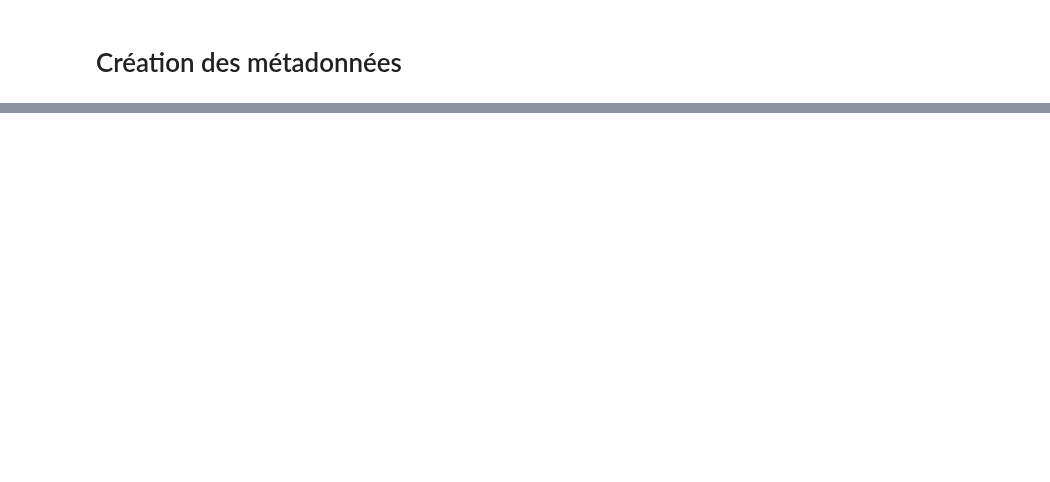
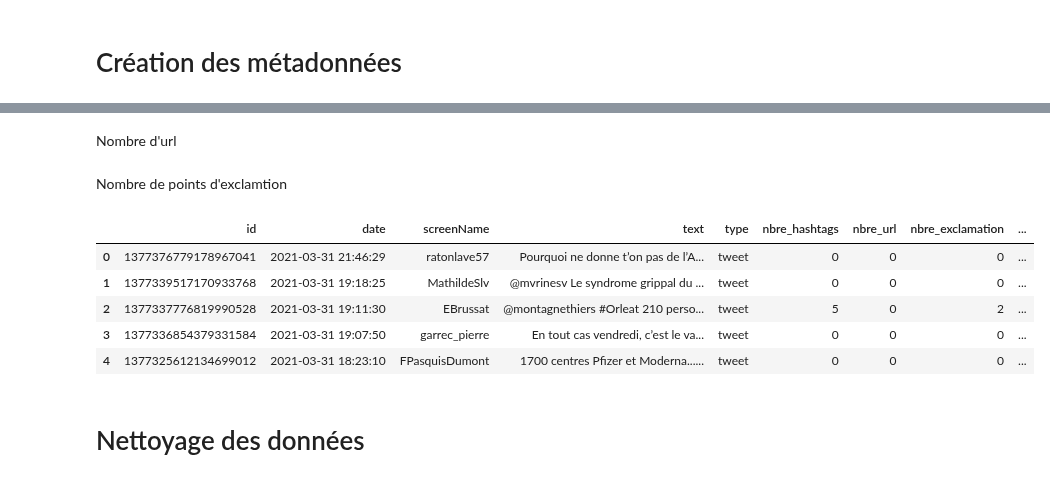
Before and after one commit to konkinit/sentiment_analysis, a Jupyter notebook: Notebook_Analyse.ipynb, the cells around one changed output, grey strips where cells are left out. Saved outputs shown, nothing was run; the diff lists cells and outputs as text; code cells hidden in the pictures; blank space fills up the shorter version.

```diff
--- a/Notebook_Analyse.ipynb
+++ b/Notebook_Analyse.ipynb
@@ -31,2 +39,0 @@ Il existe deux méthodes pour construire des sentiments avec TextBlob
-# %%
-text = "quel beau temps"
@@ -59,4 +63,38 @@ def decompte_hashtags(text):
     res = exp_match.findall(text)
     return len(res)
 
-df_tweets["nbre_hashtags"] = df_tweets["text"].apply(lambda x : decompte_hashtags(x))
+df["nbre_hashtags"] = df["text"].apply(lambda x : decompte_hashtags(x))
+# %% [markdown]
+Nombre d'url
+# %%
+def decompte_url(text):
+    exp_match = re.compile("([https//:]\w+[.]\w+)")
+    res = exp_match.findall(text)
+    return len(res)
+
+df["nbre_url"] = df["text"].apply(lambda x : decompte_url(x))
+# %% [markdown]
+Nombre de points d'exclamtion
+# %%
+def decompte_exclamation(text):
+    exp_match = re.compile("(\w?\s?[!])")
+    res = exp_match.findall(text)
+    return len(res)
+
+df["nbre_exclamation"] = df["text"].apply(lambda x : decompte_exclamation(x))
+# %%
+def decompte_suspension(text):
+    exp_match = re.compile("(\w?\s?[.]{2,5})")
+    res = exp_match.findall(text)
+    return 0 if len(res)== 0 else 1
+df["presence_suspension"] = df["text"].apply(lambda x : decompte_suspension(x))
+df.head()
+# %% [output]
+|  | id | date | screenName | text | type | nbre_hashtags | nbre_url | nbre_exclamation | ... |
+| 0 | 1377376779178967041 | 2021-03-31 21:46:29 | ratonlave57 | Pourquoi ne donne t’on pas de l’A... | tweet | 0 | 0 | 0 | ... |
+| 1 | 1377339517170933768 | 2021-03-31 19:18:25 | MathildeSlv | @mvrinesv Le syndrome grippal du ... | tweet | 0 | 0 | 0 | ... |
+| 2 | 1377337776819990528 | 2021-03-31 19:11:30 | EBrussat | @montagnethiers #Orleat 210 perso... | tweet | 5 | 0 | 2 | ... |
+| 3 | 1377336854379331584 | 2021-03-31 19:07:50 | garrec_pierre | En tout cas vendredi, c’est le va... | tweet | 0 | 0 | 0 | ... |
+| 4 | 1377325612134699012 | 2021-03-31 18:23:10 | FPasquisDumont | 1700 centres Pfizer et Moderna...... | tweet | 0 | 0 | 0 | ... |
+# %% [markdown]
+# Nettoyage des données
```
Also changed, not shown: parts of 31 cells of this notebook.
